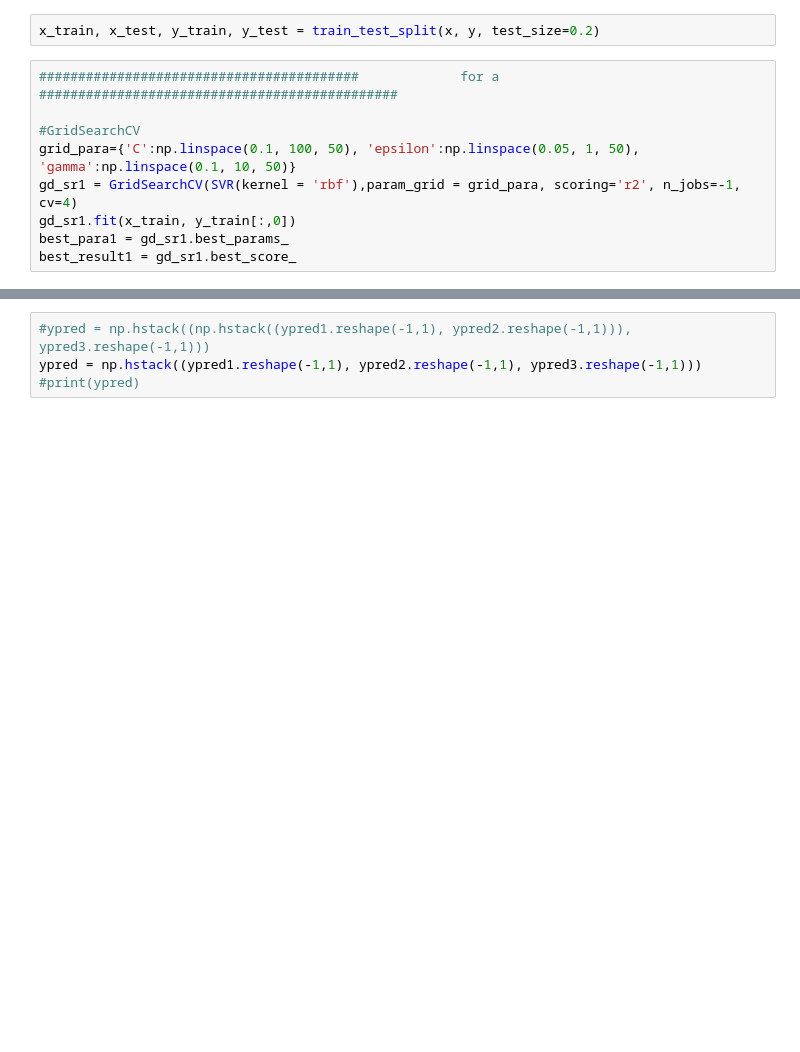
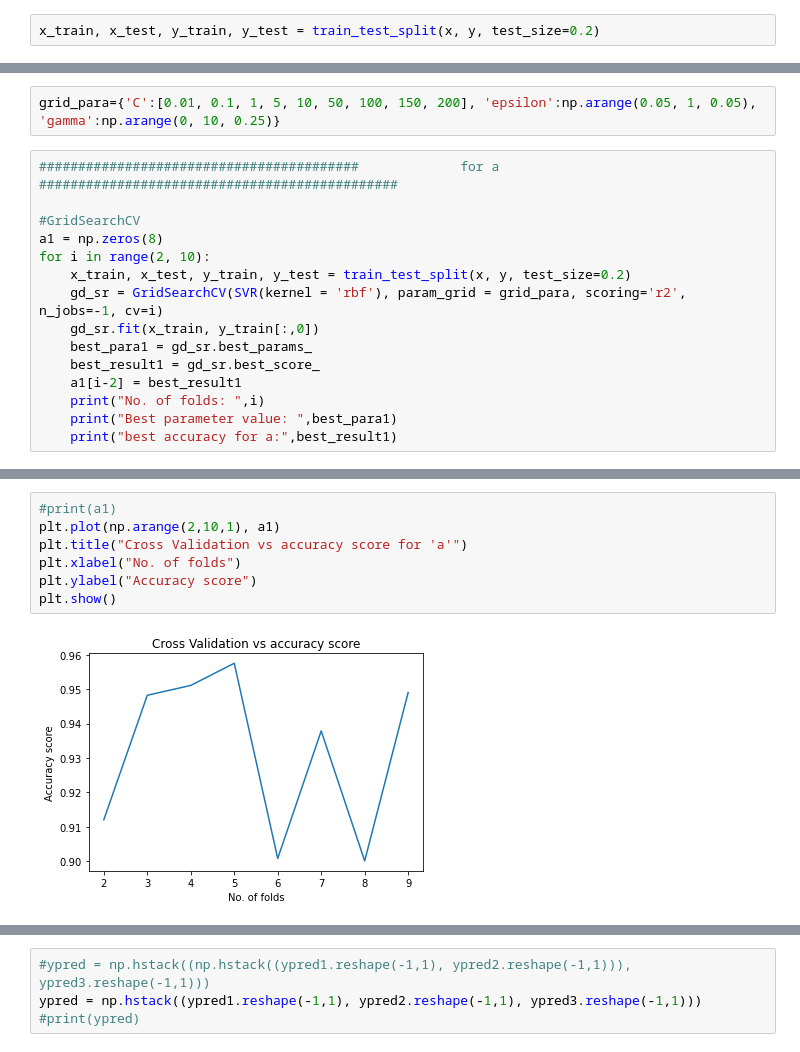
Before and after one commit to Shashank249/ML-project, a Jupyter notebook: ortho_final.ipynb, the cells around one changed output, grey strips where cells are left out. Saved outputs shown, nothing was run; the diff lists cells and outputs as text; blank space fills up the shorter version.

```diff
--- a/ortho_final.ipynb
+++ b/ortho_final.ipynb
@@ -15,12 +28,3 @@ y = dataset.iloc[:,10:].values
 #print(y)
 # %%
 x_train, x_test, y_train, y_test = train_test_split(x, y, test_size=0.2)
-# %%
-#########################################             for a           ##############################################
-
-#GridSearchCV
-grid_para={'C':np.linspace(0.1, 100, 50), 'epsilon':np.linspace(0.05, 1, 50), 'gamma':np.linspace(0.1, 10, 50)}
-gd_sr1 = GridSearchCV(SVR(kernel = 'rbf'),param_grid = grid_para, scoring='r2', n_jobs=-1, cv=4)
-gd_sr1.fit(x_train, y_train[:,0])
-best_para1 = gd_sr1.best_params_
-best_result1 = gd_sr1.best_score_
@@ -32,0 +31,17 @@ best accuracy for a: 0.9221348380081914
+# %%
+grid_para={'C':[0.01, 0.1, 1, 5, 10, 50, 100, 150, 200], 'epsilon':np.arange(0.05, 1, 0.05), 'gamma':np.arange(0, 10, 0.25)}
+# %%
+#########################################             for a           ##############################################
+
+#GridSearchCV
+a1 = np.zeros(8)
+for i in range(2, 10):
+    x_train, x_test, y_train, y_test = train_test_split(x, y, test_size=0.2)
+    gd_sr = GridSearchCV(SVR(kernel = 'rbf'), param_grid = grid_para, scoring='r2', n_jobs=-1, cv=i)
+    gd_sr.fit(x_train, y_train[:,0])
+    best_para1 = gd_sr.best_params_
+    best_result1 = gd_sr.best_score_
+    a1[i-2] = best_result1
+    print("No. of folds: ",i)
+    print("Best parameter value: ",best_para1)
+    print("best accuracy for a:",best_result1)
@@ -32,0 +66,9 @@ best accuracy for a: 0.9221348380081914
+# %%
+#print(a1)
+plt.plot(np.arange(2,10,1), a1)
+plt.title("Cross Validation vs accuracy score for 'a'")
+plt.xlabel("No. of folds")
+plt.ylabel("Accuracy score")
+plt.show()
+# %% [output]
+[figure, added]
```
Also changed, not shown: parts of 26 cells of this notebook.
